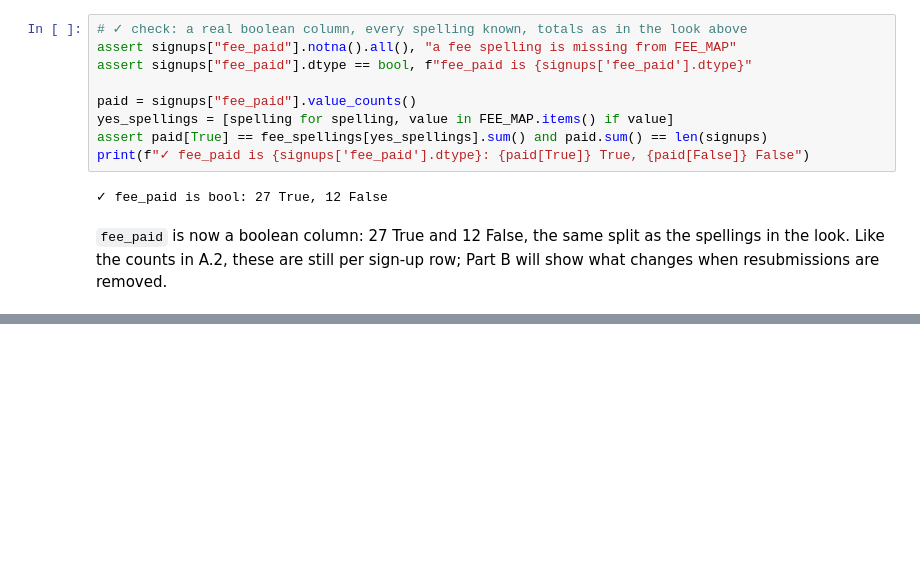
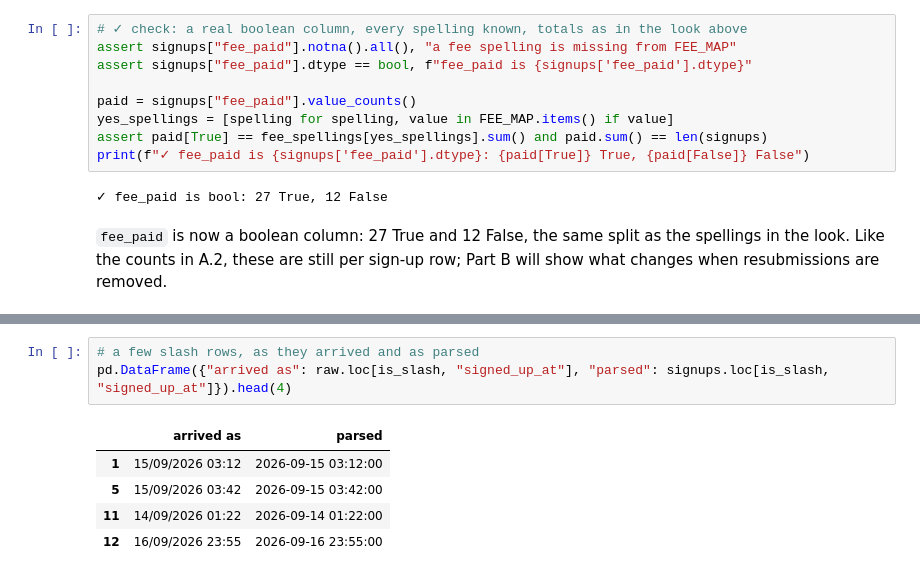
Before and after one commit to DanEhab/daniel-ehab_58-3825_MET-02_task1, a Jupyter notebook: task1.ipynb, the cells around one changed output, grey strips where cells are left out. Saved outputs shown, nothing was run; the diff lists cells and outputs as text; blank space fills up the shorter version.

```diff
--- a/task1.ipynb
+++ b/task1.ipynb
@@ -345,0 +412,9 @@ print(f"✓ fee_paid is {signups['fee_paid'].dtype}: {paid[True]} True, {paid[Fa
+# %%
+# a few slash rows, as they arrived and as parsed
+pd.DataFrame({"arrived as": raw.loc[is_slash, "signed_up_at"], "parsed": signups.loc[is_slash, "signed_up_at"]}).head(4)
+# %% [output]
+|  | arrived as | parsed |
+| 1 | 15/09/2026 03:12 | 2026-09-15 03:12:00 |
+| 5 | 15/09/2026 03:42 | 2026-09-15 03:42:00 |
+| 11 | 14/09/2026 01:22 | 2026-09-14 01:22:00 |
+| 12 | 16/09/2026 23:55 | 2026-09-16 23:55:00 |
```
Also changed, not shown: parts of 11 cells of this notebook.
